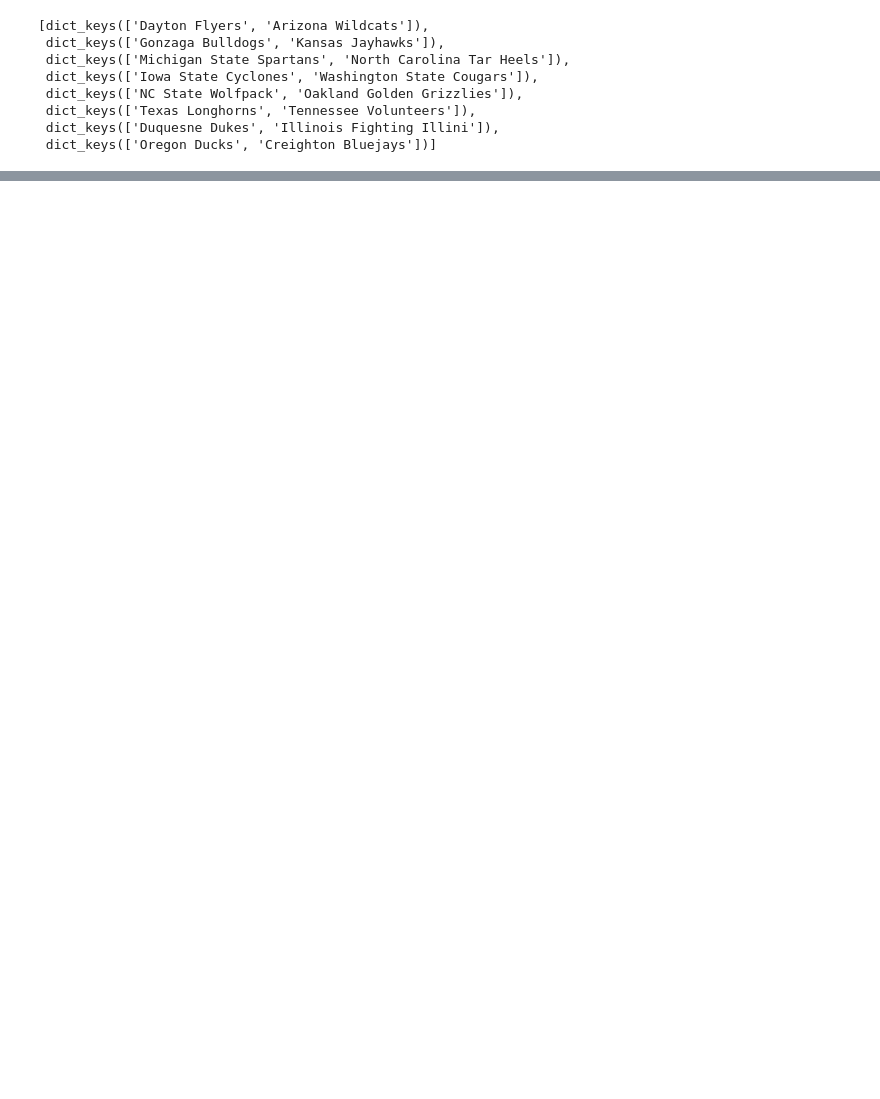
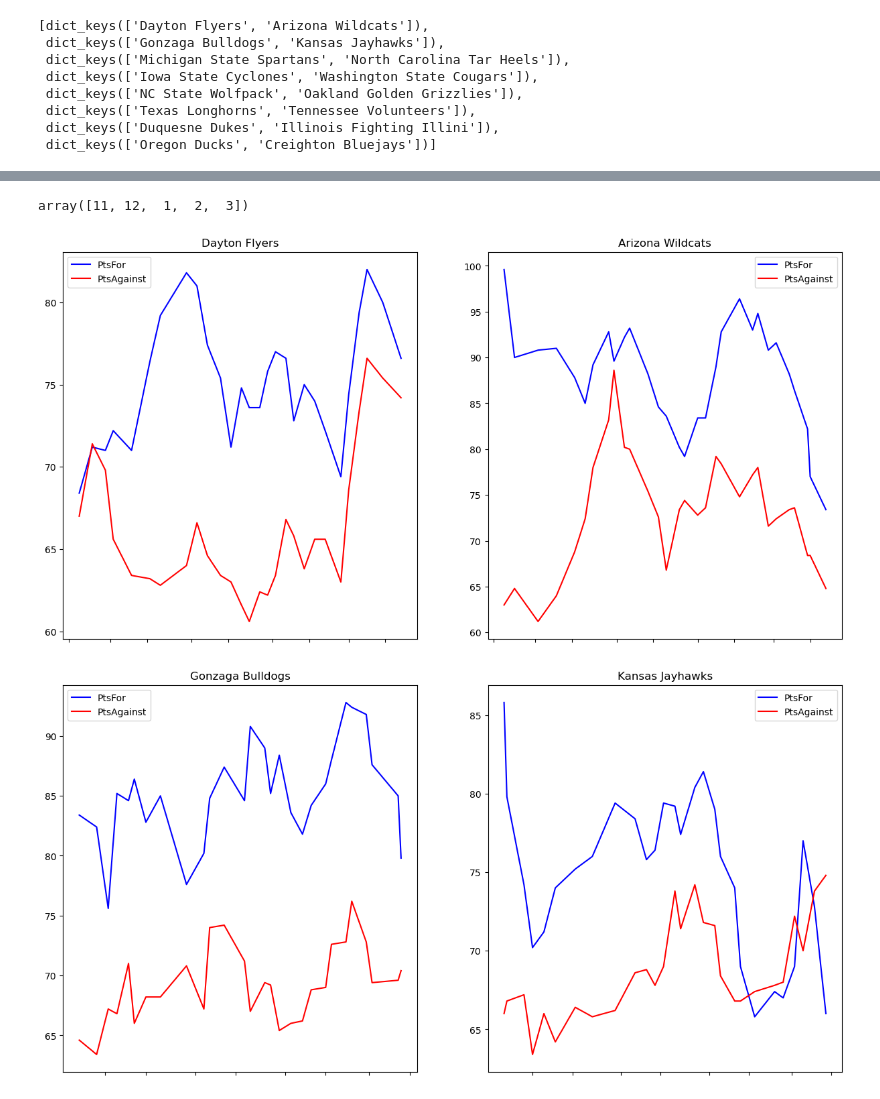
Before and after one commit to simkimsia/NBA-Dashboard, a Jupyter notebook: NCAA.ipynb, the cells around one changed output, grey strips where cells are left out. Cells and saved outputs as stored; diff of their text form; code cells hidden in the pictures; blank space fills up the shorter version.

```diff
--- a/NCAA.ipynb
+++ b/NCAA.ipynb
@@ -209,24 +263,3 @@ sprd = {"Dayton Flyers":9.5,
         "Duquesne Dukes":10.5,
         "Oregon Ducks":4.5
         }
-# %%
-for d in tst:
-    keys = d.keys()
-    spread = None
-    if not os.path.exists("_".join(keys)):
-        os.mkdir("_".join(keys))
-    for k in keys:
-        if k in sprd.keys():
-            spread = (k, sprd[k])
-    for k, v in d.items():
-        df = v["team"]
-        if spread is None:
-            fit = regression(df, "PtsFor", "TotalPts")
-            # plot and save regression against scatter plot
-            fig, ax = plt.subplots()
-            ax.plot(df.PtsFor, fit[0][0]*df.PtsFor + fit[0][1], color='Black')
-            ax.scatter(df.PtsFor, df.TotalPts, color=np.where(df["Win"], "Green", "Red"))
-            fig.savefig(f'{k}_PtsFor_vs_TotalPts_regression.png')
-        else:
-            regress_spread(df, "PtsFor", "TotalPts", spread[1], k, show=False, loc="_".join(keys)) if spread[0] == k else \
-                     regress_spread(df, "PtsFor", "TotalPts", -1*spread[1], k, show=False, loc="_".join(keys))
@@ -246,0 +436,29 @@ for d in tst:
+# %%
+pd.to_datetime(Arizona["team"].game_day).map(lambda x: x.month).unique()
+# %% [output]
+array([11, 12,  1,  2,  3])
+# %%
+# plot time series of teams points for and against on the same axis for each tuple in the tst list
+for d in tst:
+    keys = d.keys()
+    l = len(keys)
+    fig, axes = plt.subplots(1, l, figsize=(15, 7.5))
+    for i, (k, v) in enumerate(d.items()):
+        df = v["team"]
+        # smooth the PtsFor and PtsAgainst with 5 game rolling average
+        smoothFor = df.PtsFor.rolling(5).mean()
+        smoothAgainst = df.PtsAgainst.rolling(5).mean()
+        idx = pd.to_datetime(df.game_day)
+        axes[i].plot(idx, smoothFor, color='Blue', label="PtsFor")
+        axes[i].plot(idx, smoothAgainst, color='Red', label="PtsAgainst")
+        axes[i].set_title(k)
+        axes[i].legend()
+        # Set x ticks to be the months of the season
+
+        axes[i].set_xticklabels(labels=[])
+    tms = "_".join(keys)
+    fname = f'{tms}_PtsFor_vs_PtsAgainst.png'
+    fig.savefig(f"PtsRegressions/{fname}")
+# %% [output]
+[figure, added]
+[figure, added]
```
Also changed, not shown: parts of 34 cells of this notebook, 1 other file.
